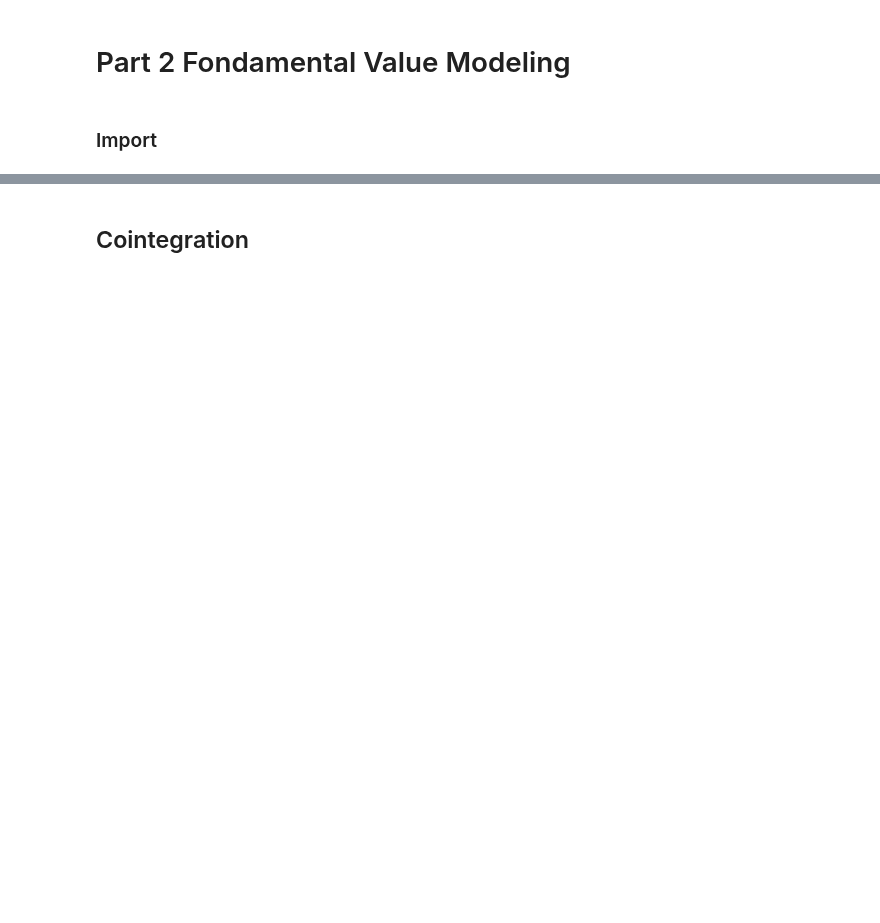
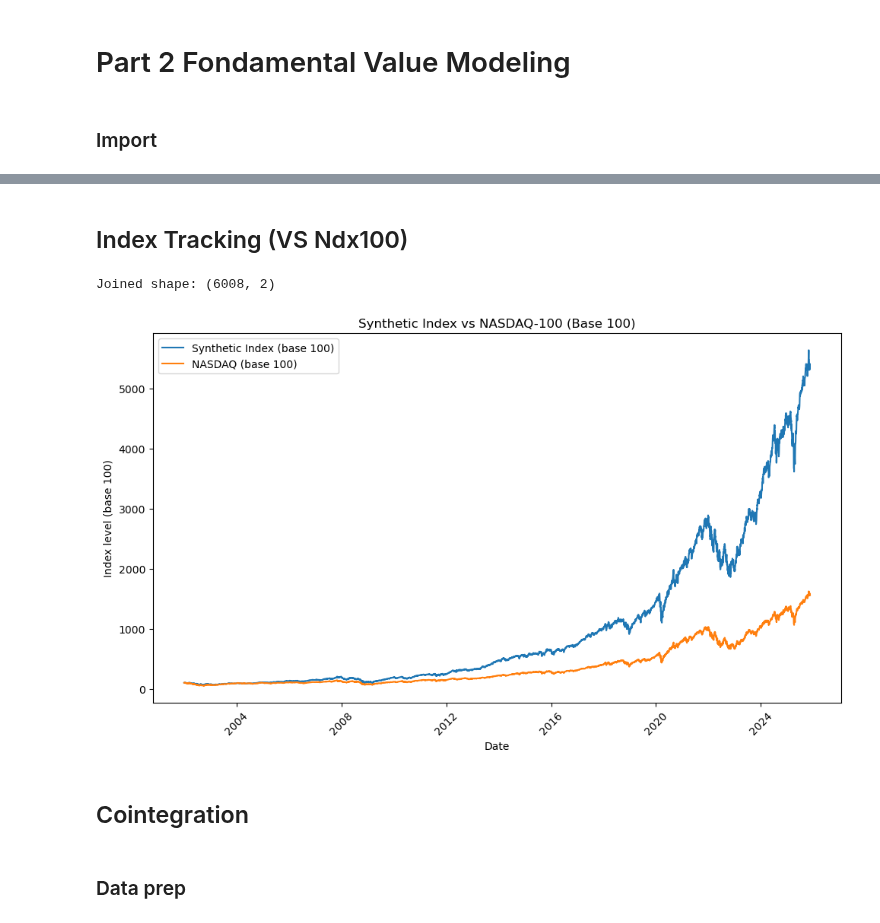
Before and after one commit to EliaLand/Martingale_FVM_AssetPricing, a Jupyter notebook: Part 2/Part 2 -.ipynb, the cells around one changed output, grey strips where cells are left out. Cells and saved outputs as stored; diff of their text form; code cells hidden in the pictures; blank space fills up the shorter version.

```diff
--- a/Part 2/Part 2 -.ipynb
+++ b/Part 2/Part 2 -.ipynb
@@ -10,4 +55,52 @@ from statsmodels.tsa.stattools import adfuller, coint
+# %% [markdown]
+## Index Tracking (VS Ndx100)
+# %%
+import matplotlib.pyplot as plt
+import pandas as pd
+
+# 1) Ensure Date is datetime with timezone handled
+for df in (price_d, nasdaq_d):
+    df["Date"] = pd.to_datetime(df["Date"], utc=True)
+    df["Date"] = df["Date"].dt.tz_convert(None)   # drop timezone
+    df["Date"] = df["Date"].dt.normalize()        # keep only yyyy-mm-dd (00:00:00)
+
+# 2) Set Date as index and keep only needed columns
+p = price_d.set_index("Date")[["Synthetic Index Close Price"]]
+n = nasdaq_d.set_index("Date")[["Close"]]   # NASDAQ column is "Close" in your code
+
+# 3) Inner join = only shared calendar dates
+df = p.join(n, how="inner").sort_index()
+
+print("Joined shape:", df.shape)  # sanity check
+
+if df.empty:
+    raise ValueError("No overlapping dates between price_d and nasdaq_d after alignment.")
+
+# 4) Base-100 normalisation using the first common date
+df_base100 = df / df.iloc[0] * 100
+
+# 5) Plot
+plt.figure(figsize=(10,6))
+plt.plot(df_base100.index,
+         df_base100["Synthetic Index Close Price"],
+         label="Synthetic Index (base 100)")
+plt.plot(df_base100.index,
+         df_base100["Close"],
+         label="NASDAQ (base 100)")
+
+plt.xlabel("Date")
+plt.ylabel("Index level (base 100)")
+plt.title("Synthetic Index vs NASDAQ-100 (Base 100)")
+plt.xticks(rotation=45)
+plt.legend()
+plt.tight_layout()
+plt.show()
+# %% [output]
+Joined shape: (6008, 2)
+[figure, added]
 # %% [markdown]
 ## Cointegration
+# %% [markdown]
+### Data prep
 # %%
 
```
Also changed, not shown: parts of 13 cells of this notebook.
